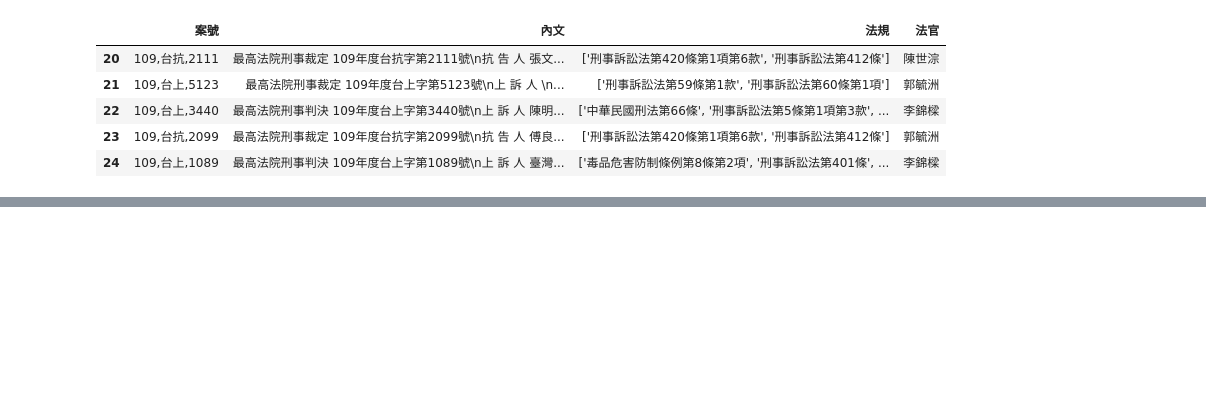
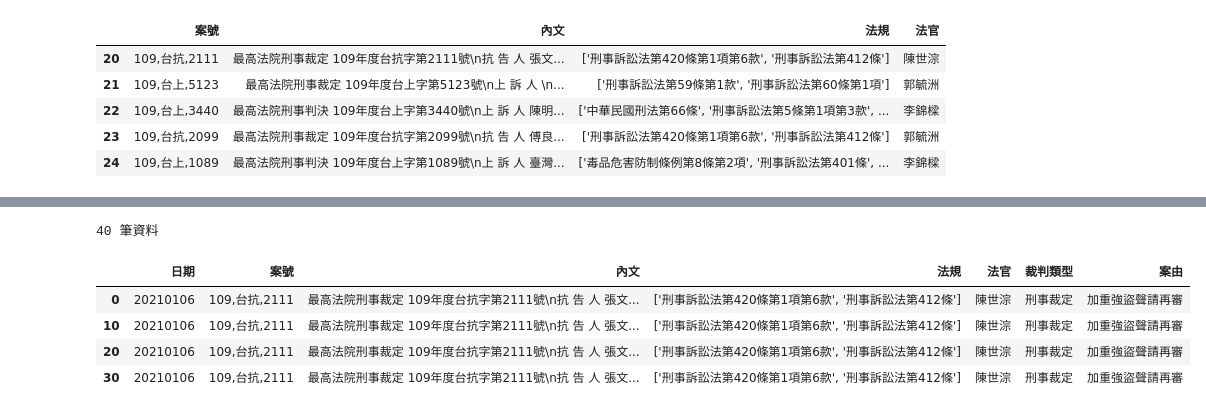
Before and after one commit to awchu0323/PL, a Jupyter notebook: 1027W8/資料彙整1027.ipynb, the cells around one changed output, grey strips where cells are left out. Saved outputs shown, nothing was run; the diff lists cells and outputs as text; code cells hidden in the pictures; blank space fills up the shorter version.

```diff
--- a/1027W8/資料彙整1027.ipynb
+++ b/1027W8/資料彙整1027.ipynb
@@ -133,0 +164,11 @@ iloc1
+# %%
+s1=data1["法官"].str.contains("陳世淙")
+print(len(s1),"筆資料")
+data[s1]
+# %% [output]
+40 筆資料
+|  | 日期 | 案號 | 內文 | 法規 | 法官 | 裁判類型 | 案由 |
+| 0 | 20210106 | 109,台抗,2111 | 最高法院刑事裁定 109年度台抗字第2111號\n抗 告 人 張文... | ['刑事訴訟法第420條第1項第6款', '刑事訴訟法第412條'] | 陳世淙 | 刑事裁定 | 加重強盜聲請再審 |
+| 10 | 20210106 | 109,台抗,2111 | 最高法院刑事裁定 109年度台抗字第2111號\n抗 告 人 張文... | ['刑事訴訟法第420條第1項第6款', '刑事訴訟法第412條'] | 陳世淙 | 刑事裁定 | 加重強盜聲請再審 |
+| 20 | 20210106 | 109,台抗,2111 | 最高法院刑事裁定 109年度台抗字第2111號\n抗 告 人 張文... | ['刑事訴訟法第420條第1項第6款', '刑事訴訟法第412條'] | 陳世淙 | 刑事裁定 | 加重強盜聲請再審 |
+| 30 | 20210106 | 109,台抗,2111 | 最高法院刑事裁定 109年度台抗字第2111號\n抗 告 人 張文... | ['刑事訴訟法第420條第1項第6款', '刑事訴訟法第412條'] | 陳世淙 | 刑事裁定 | 加重強盜聲請再審 |
```
Also changed, not shown: parts of 2 cells of this notebook.
